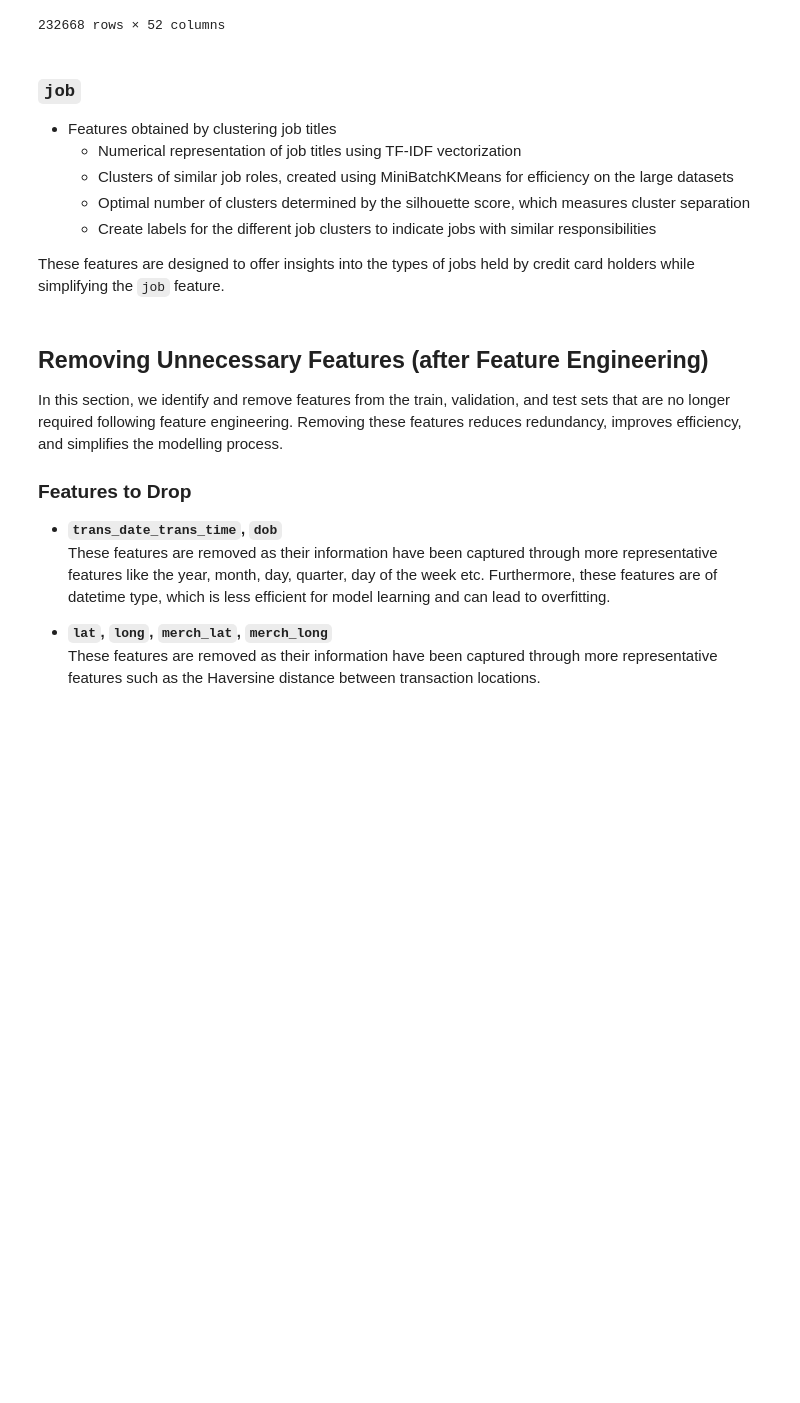
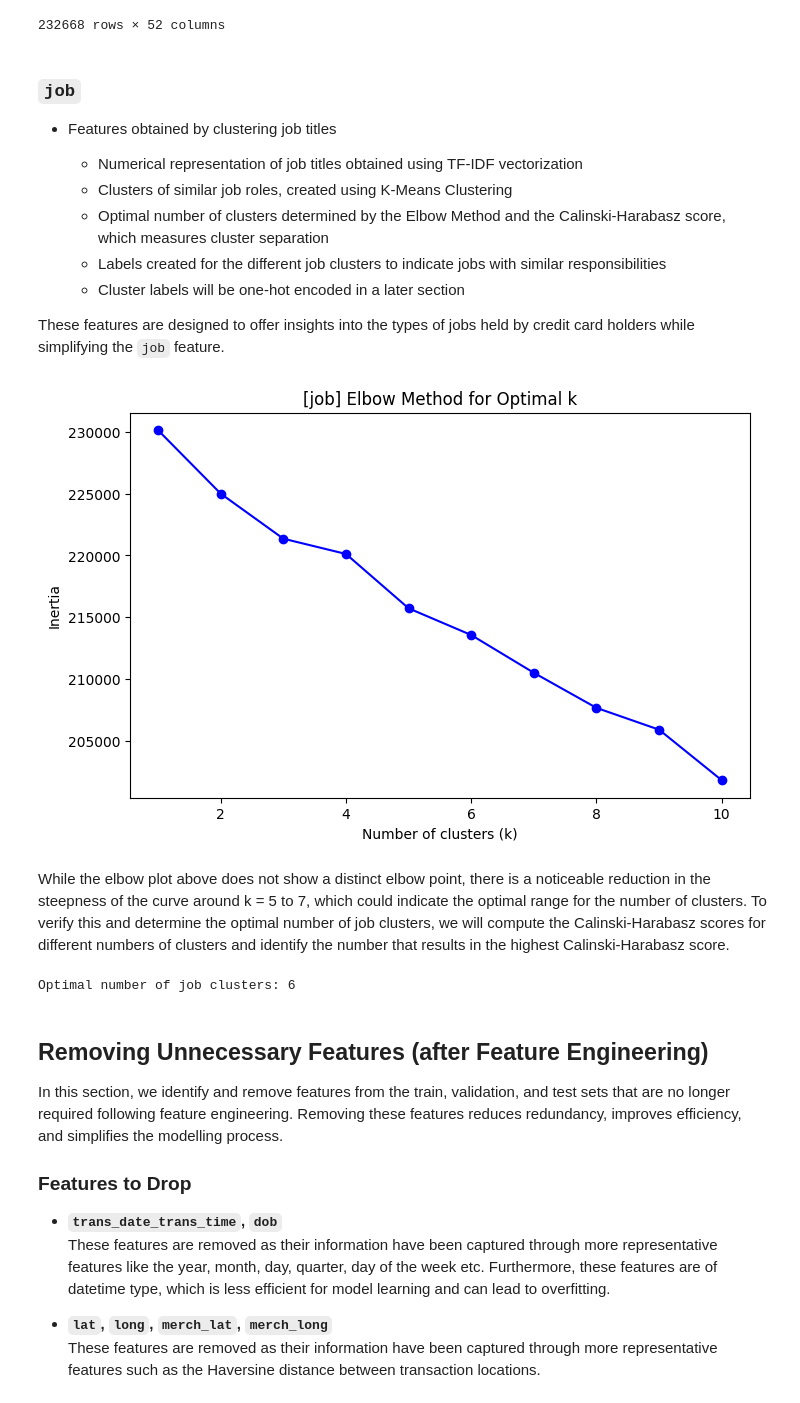
Before and after one commit to jiaweiho72/BT4012, a Jupyter notebook: notebooks/02_preprocessing_fe.ipynb, the cells around one changed output. Drawn from its saved outputs; the diff is of its cells as text; code cells hidden in the pictures; blank space fills up the shorter version.

Commit message:
amend feature selection and optimal job clusters methods

```diff
--- a/notebooks/02_preprocessing_fe.ipynb
+++ b/notebooks/02_preprocessing_fe.ipynb
@@ -1494,10 +1496,12 @@ X_train
 ### `job`
 
 - Features obtained by clustering job titles
-    - Numerical representation of job titles using TF-IDF vectorization
-    - Clusters of similar job roles, created using MiniBatchKMeans for efficiency on the large datasets
-    - Optimal number of clusters determined by the silhouette score, which measures cluster separation
-    - Create labels for the different job clusters to indicate jobs with similar responsibilities
+
+    - Numerical representation of job titles obtained using TF-IDF vectorization
+    - Clusters of similar job roles, created using K-Means Clustering
+    - Optimal number of clusters determined by the Elbow Method and the Calinski-Harabasz score, which measures cluster separation
+    - Labels created for the different job clusters to indicate jobs with similar responsibilities
+    - Cluster labels will be one-hot encoded in a later section
 
 These features are designed to offer insights into the types of jobs held by credit card holders while simplifying the `job` feature.
 # %%
@@ -1513,22 +1517,55 @@ tfidf_vectorizer = TfidfVectorizer()
 X_train_fe = tfidf_vectorizer.fit_transform(X_train['job'])
 X_valid_fe = tfidf_vectorizer.transform(X_valid['job'])
 X_test_fe = tfidf_vectorizer.transform(X_test['job'])
+# %%
+# using elbow method to find optimal number of clusters for job
+from sklearn.cluster import KMeans
+import matplotlib.pyplot as plt
+from tqdm import tqdm
+
+def plot_elbow_method_job(tfidf, max_k=10):
+    inertia = []
+    K = range(1, max_k + 1)
+
+    # compute KMeans for each number of clusters and record inertia
+    for k in tqdm(K, desc="Fitting k-means clusters and calculating inertia"):
+        kmeans = KMeans(n_clusters=k, n_init=10, random_state=42)
+        kmeans.fit(tfidf)
+        inertia.append(kmeans.inertia_)
+
+    # plot the Elbow Curve
+    plt.figure(figsize=(8, 5))
+    plt.plot(K, inertia, 'bo-')
+    plt.xlabel("Number of clusters (k)")
+    plt.ylabel("Inertia")
+    plt.title(f"[job] Elbow Method for Optimal k")
+    plt.show()
+
+# apply on job tfidf for X_train
+plot_elbow_method_job(X_train_fe)
+# %% [output]
+[figure, added]
+# %% [markdown]
+While the elbow plot above does not show a distinct elbow point, there is a noticeable reduction in the steepness of the curve around k = 5 to 7, which could indicate the optimal range for the number of clusters. To verify this and determine the optimal number of job clusters, we will compute the Calinski-Harabasz scores for different numbers of clusters and identify the number that results in the highest Calinski-Harabasz score.
 # %%
-from sklearn.metrics import silhouette_score
-from sklearn.cluster import MiniBatchKMeans
+from sklearn.metrics import calinski_harabasz_score
+from sklearn.cluster import KMeans
 from tqdm import tqdm  # import to see progress bar
 
-# calculation of silhouette scores
-silhouette_scores = []
-K = range(2, 6)
+# calculation of Calinski-Harabasz scores
+calinski_scores = []
+K = range(2, 11)
 
-for k in tqdm(K, desc="Calculating silhouette scores"):
-    kmeans = MiniBatchKMeans(n_clusters=k, random_state=42)
-    kmeans.fit(X_train_fe)
-    score = silhouette_score(X_train_fe, kmeans.labels_)
-    silhouette_scores.append(score)
+for k in tqdm(K, desc="Calculating Calinski-Harabasz scores"):
+    kmeans = KMeans(n_clusters=k, random_state=42)
+    cluster_labels = kmeans.fit_predict(X_train_fe)
+    score = calinski_harabasz_score(X_train_fe.toarray(), cluster_labels)
+    calinski_scores.append(score)
 
 # get optimal k
-optimal_k = K[silhouette_scores.index(max(silhouette_scores))]
+optimal_k = K[calinski_scores.index(max(calinski_scores))]
+print('Optimal number of job clusters:', optimal_k)
+# %% [output]
+Optimal number of job clusters: 6
 # %%
 # fit kmeans with optimal k
```
Also changed, not shown: parts of 15 cells of this notebook.
